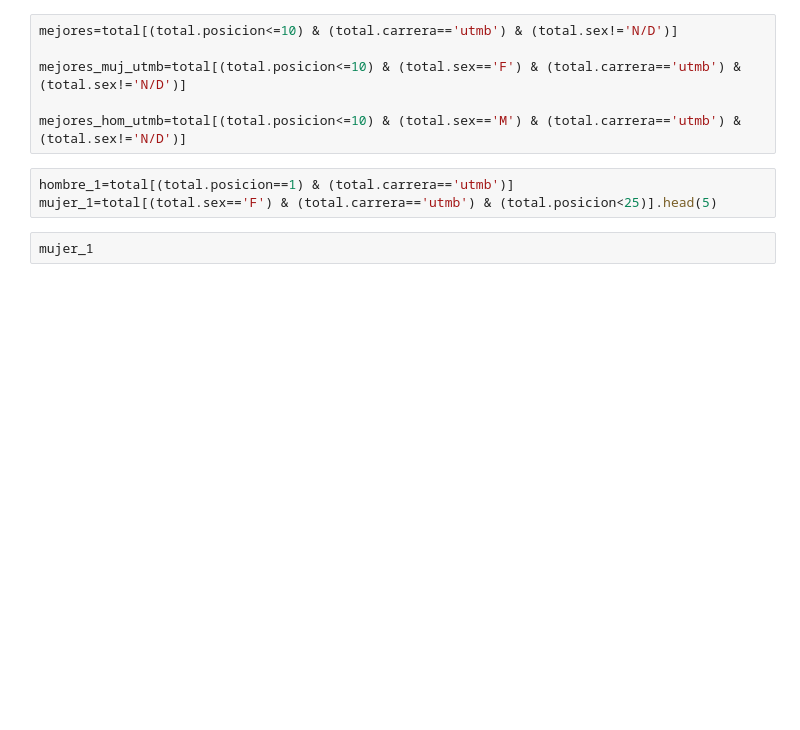
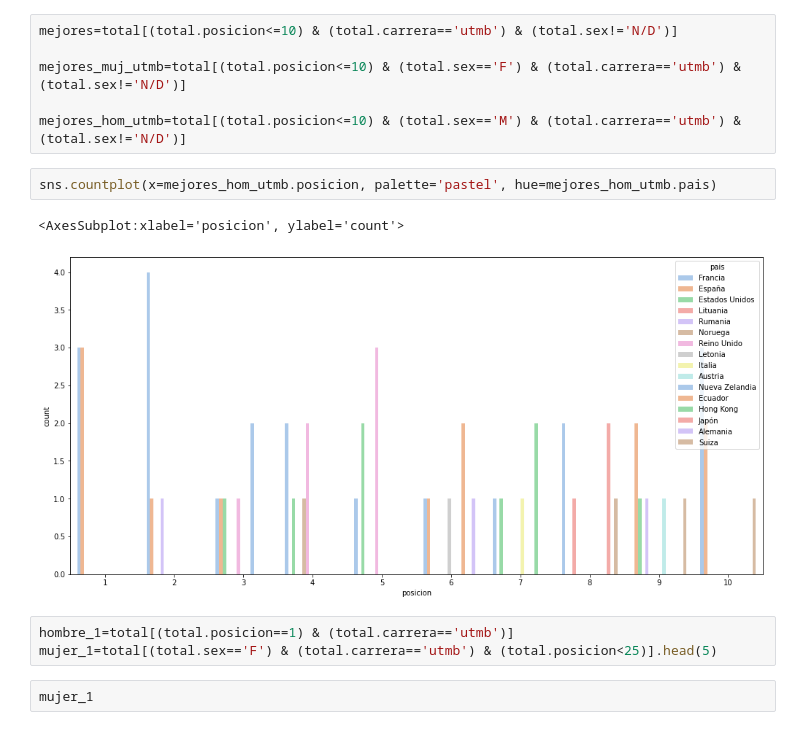
Before and after one commit to SergioSuarezgh/ETL_TrailRunning, a Jupyter notebook: src/planos.ipynb, the cells around one changed output. Cells and saved outputs as stored; diff of their text form; blank space fills up the shorter version.

```diff
--- a/src/planos.ipynb
+++ b/src/planos.ipynb
@@ -26,6 +33,11 @@ mejores=total[(total.posicion<=10) & (total.carrera=='utmb') & (total.sex!='N/D'
 mejores_muj_utmb=total[(total.posicion<=10) & (total.sex=='F') & (total.carrera=='utmb') & (total.sex!='N/D')]
 
 mejores_hom_utmb=total[(total.posicion<=10) & (total.sex=='M') & (total.carrera=='utmb') & (total.sex!='N/D')]
+# %%
+sns.countplot(x=mejores_hom_utmb.posicion, palette='pastel', hue=mejores_hom_utmb.pais)
+# %% [output]
+<AxesSubplot:xlabel='posicion', ylabel='count'>
+[figure, added]
 # %%
 hombre_1=total[(total.posicion==1) & (total.carrera=='utmb')]
 mujer_1=total[(total.sex=='F') & (total.carrera=='utmb') & (total.posicion<25)].head(5)
```
Also changed, not shown: parts of 2 cells of this notebook, 10 other files.
